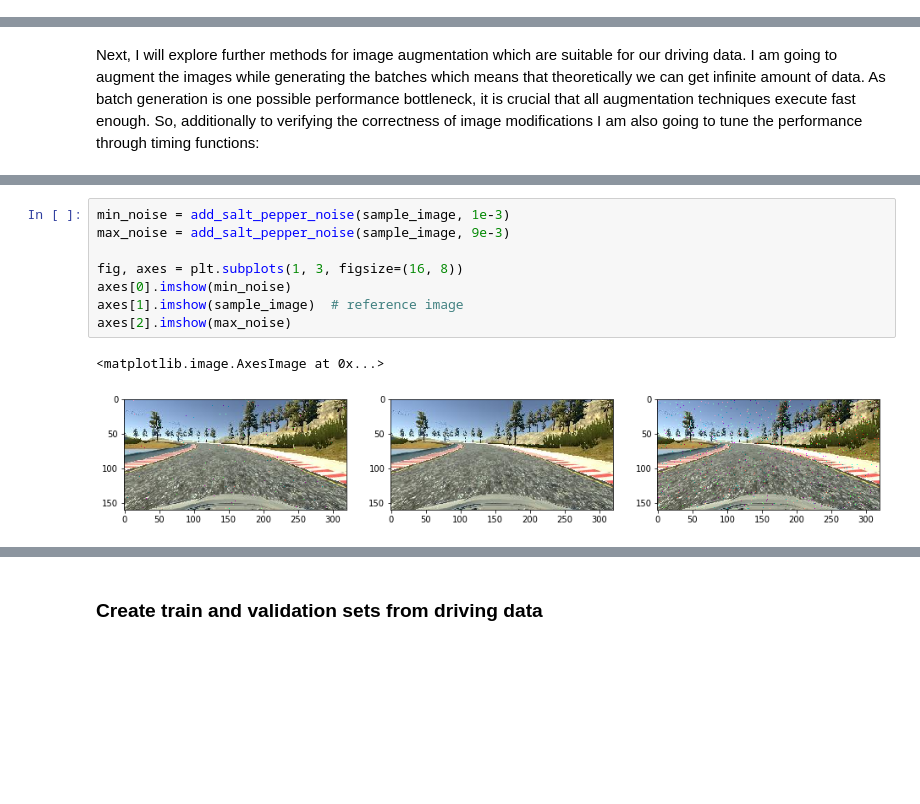
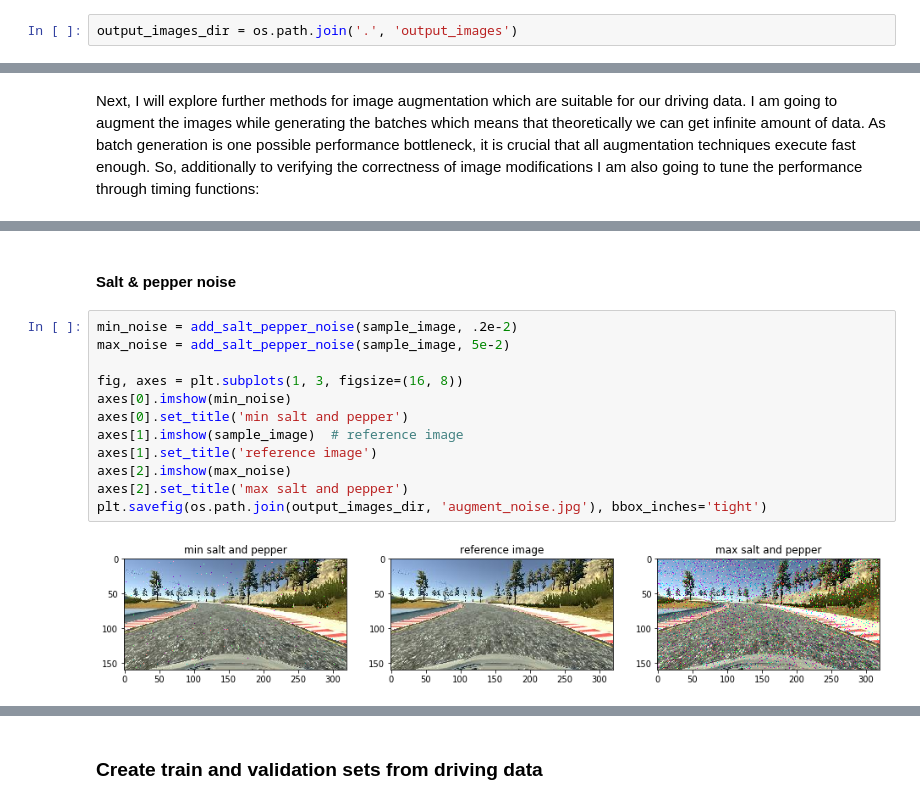
Before and after one commit to Pyrax/CarND-Behavioral-Cloning-P3, a Jupyter notebook: Behavioral_Cloning.ipynb, the cells around one changed output, grey strips where cells are left out. Saved outputs shown, nothing was run; the diff lists cells and outputs as text; blank space fills up the shorter version.

```diff
--- a/Behavioral_Cloning.ipynb
+++ b/Behavioral_Cloning.ipynb
@@ -33,6 +33,8 @@ from src import get_driving_data, \
     compute_gamma_lut
 # %% [output]
 Using TensorFlow backend.
+# %%
+output_images_dir = os.path.join('.', 'output_images')
 # %% [markdown]
 ### Load data
 # %%
@@ -299,14 +323,19 @@ rand_gamma = random.randint(0, len(precomputed_gammas)-1)
+# %% [markdown]
+#### Salt & pepper noise
 # %%
-min_noise = add_salt_pepper_noise(sample_image, 1e-3)
-max_noise = add_salt_pepper_noise(sample_image, 9e-3)
+min_noise = add_salt_pepper_noise(sample_image, .2e-2)
+max_noise = add_salt_pepper_noise(sample_image, 5e-2)
 
 fig, axes = plt.subplots(1, 3, figsize=(16, 8))
 axes[0].imshow(min_noise)
+axes[0].set_title('min salt and pepper')
 axes[1].imshow(sample_image)  # reference image
+axes[1].set_title('reference image')
 axes[2].imshow(max_noise)
+axes[2].set_title('max salt and pepper')
+plt.savefig(os.path.join(output_images_dir, 'augment_noise.jpg'), bbox_inches='tight')
 # %% [output]
-<matplotlib.image.AxesImage at 0x...>
-[figure, old version]
+[figure, new version]
 # %%
 %timeit -n 100 add_salt_pepper_noise(sample_image, 0.01)
 # %% [output]
```
Also changed, not shown: parts of 29 cells of this notebook, 12 other files.
